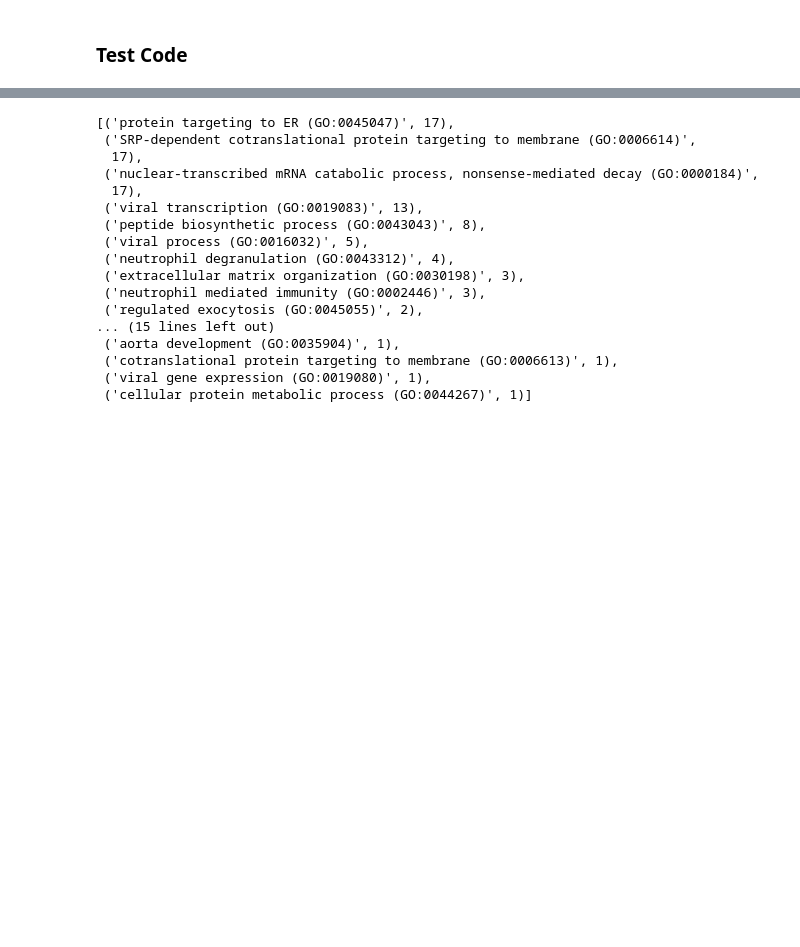
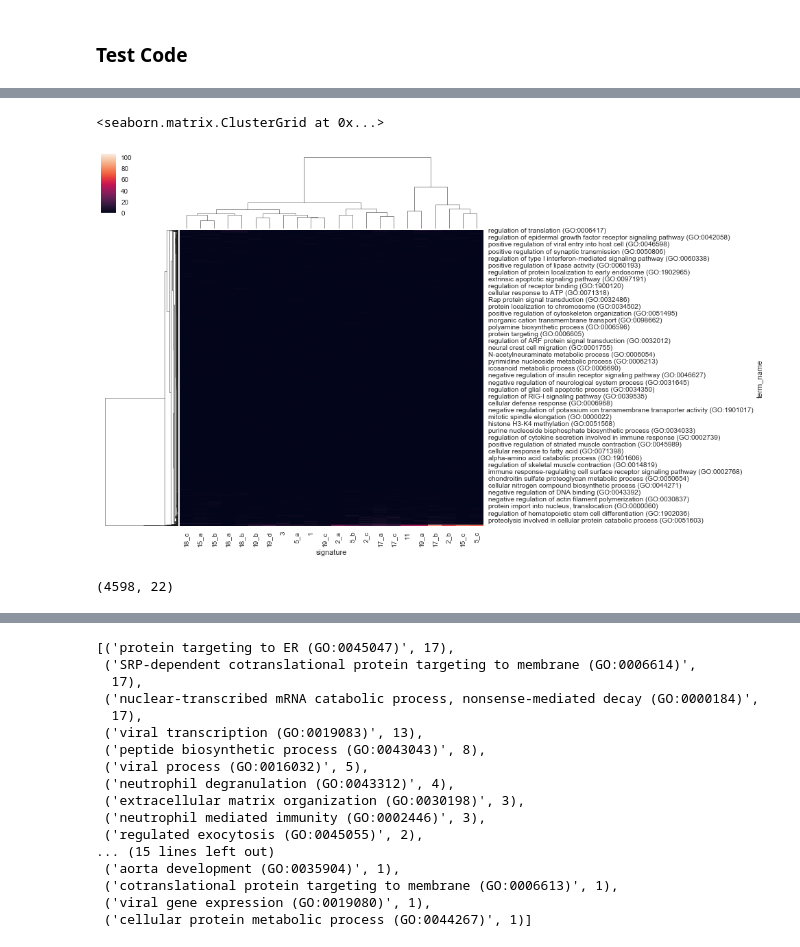
Before and after one commit to MaayanLab/human-melanoma-signature, a Jupyter notebook: pipeline/notebooks/Development.ipynb, the cells around one changed output, grey strips where cells are left out. Cells and saved outputs as stored; diff of their text form; code cells hidden in the pictures; blank space fills up the shorter version.

Commit message:
test log transformation of FDR of upregulated genes in all studies

```diff
--- a/pipeline/notebooks/Development.ipynb
+++ b/pipeline/notebooks/Development.ipynb
@@ -26,7 +31,6 @@ from Melanoma import *
 # %%
 # infiles
-infile = 's2-signatures.dir/melanoma-geneset-top.json'
-outfile = 's2-signatures.dir/melanoma-Enrichr-links-CD600.xls'
+# infile = 's2-signatures.dir/melanoma-geneset-top.json'
 # %%
 # #infiles
 # sig = 's2-signatures.dir/melanoma-signatures.txt'
@@ -179,0 +51,7 @@ defaultdict(None,
+# %%
+enr_res_df = pd.read_table(infile)
+# Select rows whose column value equals a scalar 'top'
+all_top = enr_res_df.loc[enr_res_df['direction'] == 'top']
+# %%
+toptable= all_top.pivot(index='term_name', columns = 'signature',values='FDR').fillna(1)
+toptable
@@ -179,0 +78,4 @@ defaultdict(None,
+# %%
+#log 10 transformation
+all_top_log = -np.log10(toptable)
+all_top_log
@@ -179,0 +123,9 @@ defaultdict(None,
+# %%
+sns.clustermap(all_top_log)
+# %% [output]
+<seaborn.matrix.ClusterGrid at 0x...>
+[figure, added]
+# %%
+all_top_log.shape
+# %% [output]
+(4598, 22)
```
Also changed, not shown: parts of 32 cells of this notebook, 2 other files.
